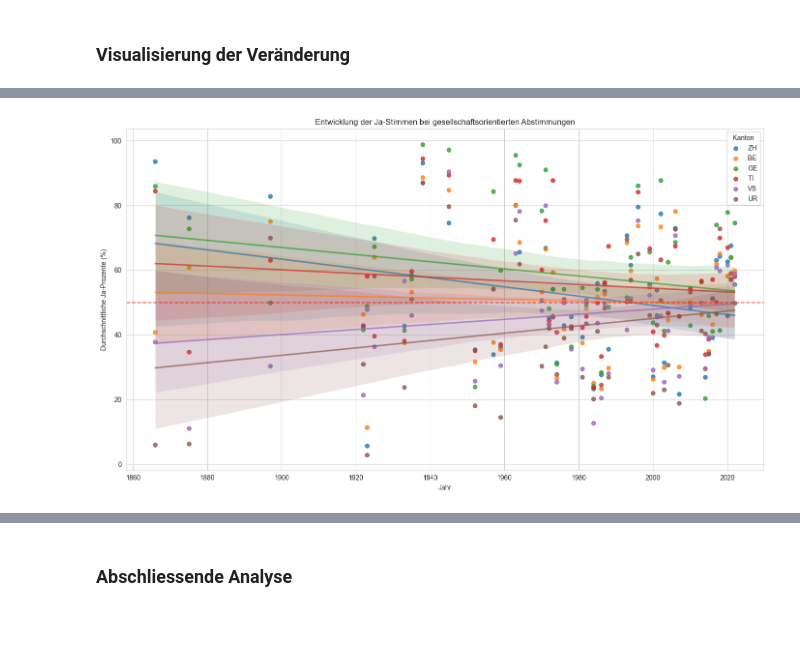
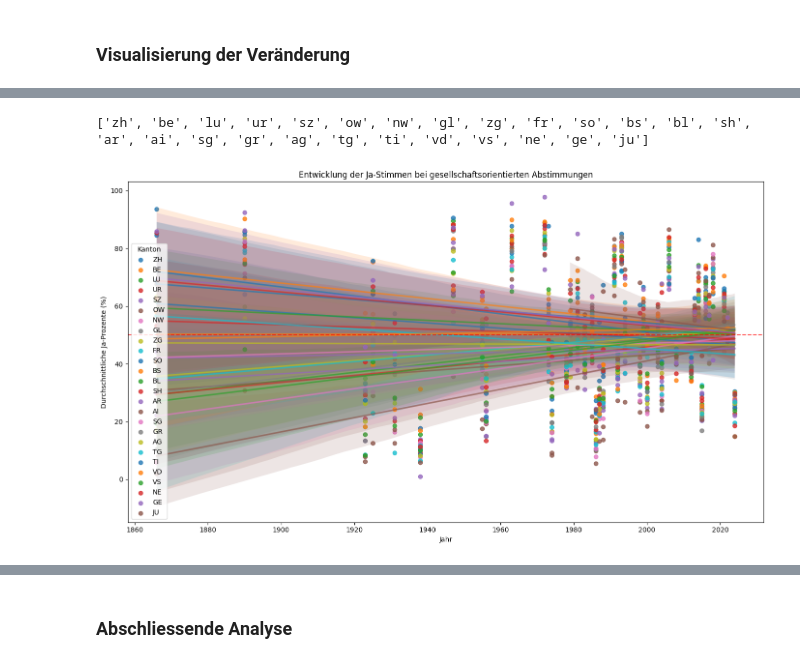
Before and after one commit to Roberto-info/CDA2-Demokratie-Challange, a Jupyter notebook: detailed-eda.ipynb, the cells around one changed output, grey strips where cells are left out. Cells and saved outputs as stored; diff of their text form; code cells hidden in the pictures; blank space fills up the shorter version.

```diff
--- a/detailed-eda.ipynb
+++ b/detailed-eda.ipynb
@@ -240,6 +264,6 @@ ParserError: Error tokenizing data. C error: Expected 876 fields in line 31, saw
 # %%
 # Lade die extrahierten gesellschaftsorientierten Abstimmungen
-society_votes = pd.read_csv('./data/gesellschaftliche_abstimmungen.csv', sep=';', low_memory=False)
+society_votes = pd.read_csv('./data/gesellschaftliche_abstimmungen_annotiert.csv', sep=';', low_memory=False)
 
 # Format ist YYYY-MM-DD
 society_votes['datum'] = pd.to_datetime(society_votes['datum'], format='%Y-%m-%d', errors='coerce')
@@ -272,7 +297,7 @@ if mask.any():
         society_votes.loc[mask, 'period'] = pd.cut(
             society_votes.loc[mask, 'year'],
             bins=[1800, 1950, 1980, 2000, 2025],
-            labels=['bis 1950', '1951-1980', '1981-2000', '2001-heute']
+            labels=['bis 1950', '1951-1980', '1981-2000', '2001-Heute']
         )
     except Exception as e:
         print(f"Fehler bei der Erstellung der Perioden: {e}")
@@ -445,7 +469,7 @@ if canton_changes:
             # Einfacher Fallback ohne Farbcodierung
             plt.bar(change_df['Kanton'], change_df['Veränderung_Prozentpunkte'])
 
-    plt.title('Veränderung der Ja-Stimmen bei gesellschaftsorientierten Abstimmungen über die Zeit')
+    plt.title('Veränderung der Ja-Stimmen bei gesellschaftsorientierten Abstimmungen 1866 - 2025')
     plt.xlabel('Kanton')
     plt.ylabel('Veränderung in Prozentpunkten')
     plt.xticks(rotation=45)
@@ -483,7 +482,8 @@ Veränderung der Kantone über die Zeit (positive Werte = liberaler geworden):
 # Detaillierte Analyse der Entwicklung für ausgewählte Kantone
 # Wähle Kantone aus, die tatsächlich Daten haben
 available_cantons = list(canton_changes.keys())
-selected_cantons = ['zh', 'be', 'ge', 'ti', 'vs', 'ur']
+print(available_cantons)
+selected_cantons = ['zh', 'be', 'lu', 'ur', 'sz', 'ow', 'nw', 'gl', 'zg', 'fr', 'so', 'bs', 'bl', 'sh', 'ar', 'ai', 'sg', 'gr', 'ag', 'tg', 'ti', 'vd', 'vs', 'ne', 'ge', 'ju']
 selected_cantons = [c for c in selected_cantons if c in available_cantons]
 
 if not selected_cantons:
@@ -492,32 +492,33 @@ if not selected_cantons:
         selected_cantons = list(change_df['Kanton'].head(3)) + list(change_df['Kanton'].tail(3))
     else:
         selected_cantons = list(change_df['Kanton'])
 
 selected_cols = [f'{canton}-japroz' for canton in selected_cantons]
 
 # Erstelle einen Plot für die Entwicklung über die Zeit
 plt.figure(figsize=(14, 8))
 
 for canton, col in zip(selected_cantons, selected_cols):
     # Gruppiere nach Jahr und berechne den Mittelwert
     yearly_data = society_votes.groupby('year')[col].mean().reset_index()
     yearly_data = yearly_data.dropna()  # Entferne Jahre ohne Daten
 
     if not yearly_data.empty and len(yearly_data) > 1:
         # Plotte die Entwicklung mit Trendlinie
         try:
             sns.regplot(x='year', y=col, data=yearly_data,
                        label=canton.upper(), scatter=True, line_kws={"alpha":0.7})
         except Exception as e:
             print(f"Fehler beim Plotten für Kanton {canton}: {e}")
 
 plt.title('Entwicklung der Ja-Stimmen bei gesellschaftsorientierten Abstimmungen')
 plt.xlabel('Jahr')
 plt.ylabel('Durchschnittliche Ja-Prozente (%)')
 plt.axhline(y=50, color='r', linestyle='--', alpha=0.7)
 plt.legend(title='Kanton')
 plt.tight_layout()
 plt.show()
 # %% [output]
+['zh', 'be', 'lu', 'ur', 'sz', 'ow', 'nw', 'gl', 'zg', 'fr', 'so', 'bs', 'bl', 'sh', 'ar', 'ai', 'sg', 'gr', 'ag', 'tg', 'ti', 'vd', 'vs', 'ne', 'ge', 'ju']
-[figure, old version]
+[figure, new version]
 # %% [markdown]
```
Also changed, not shown: parts of 21 cells of this notebook, 2 other files.
